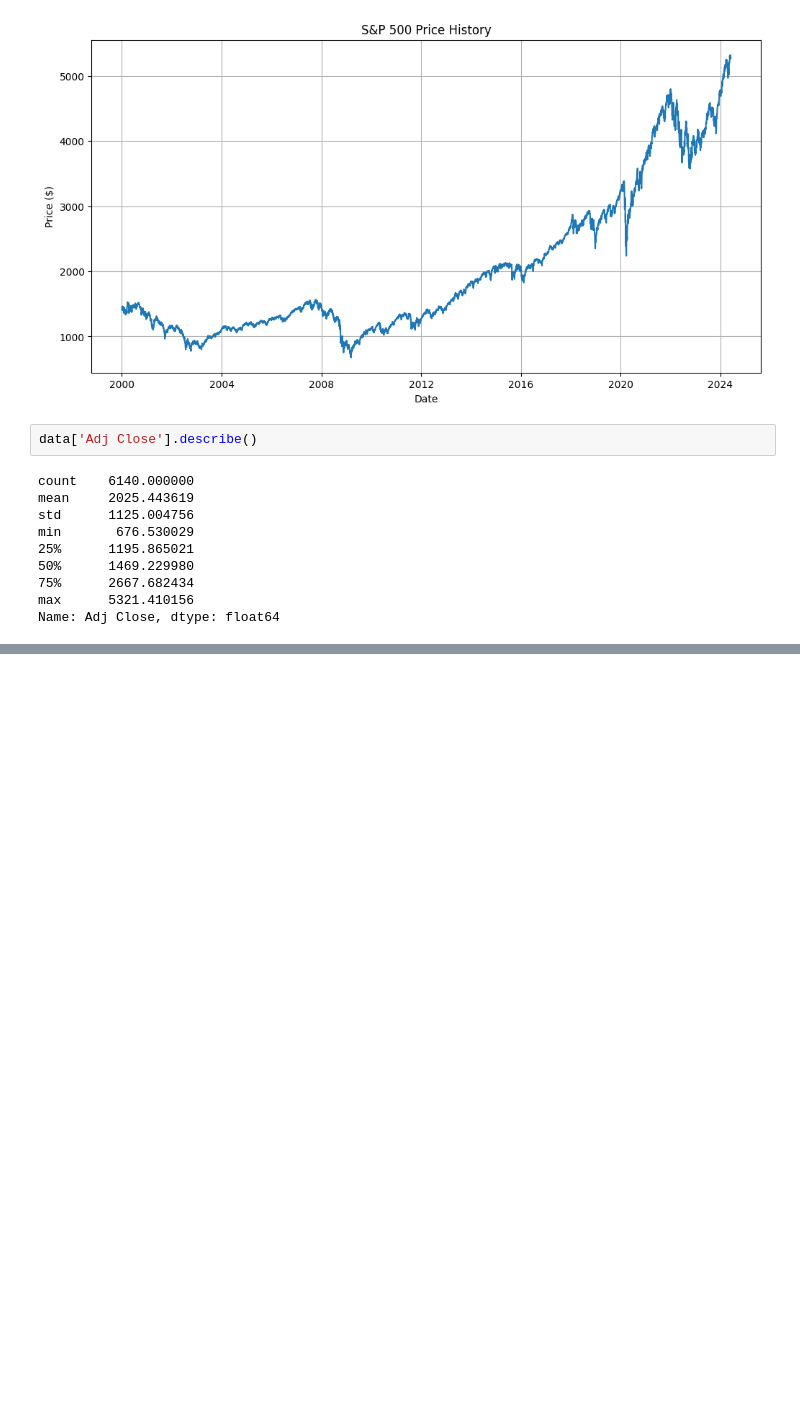
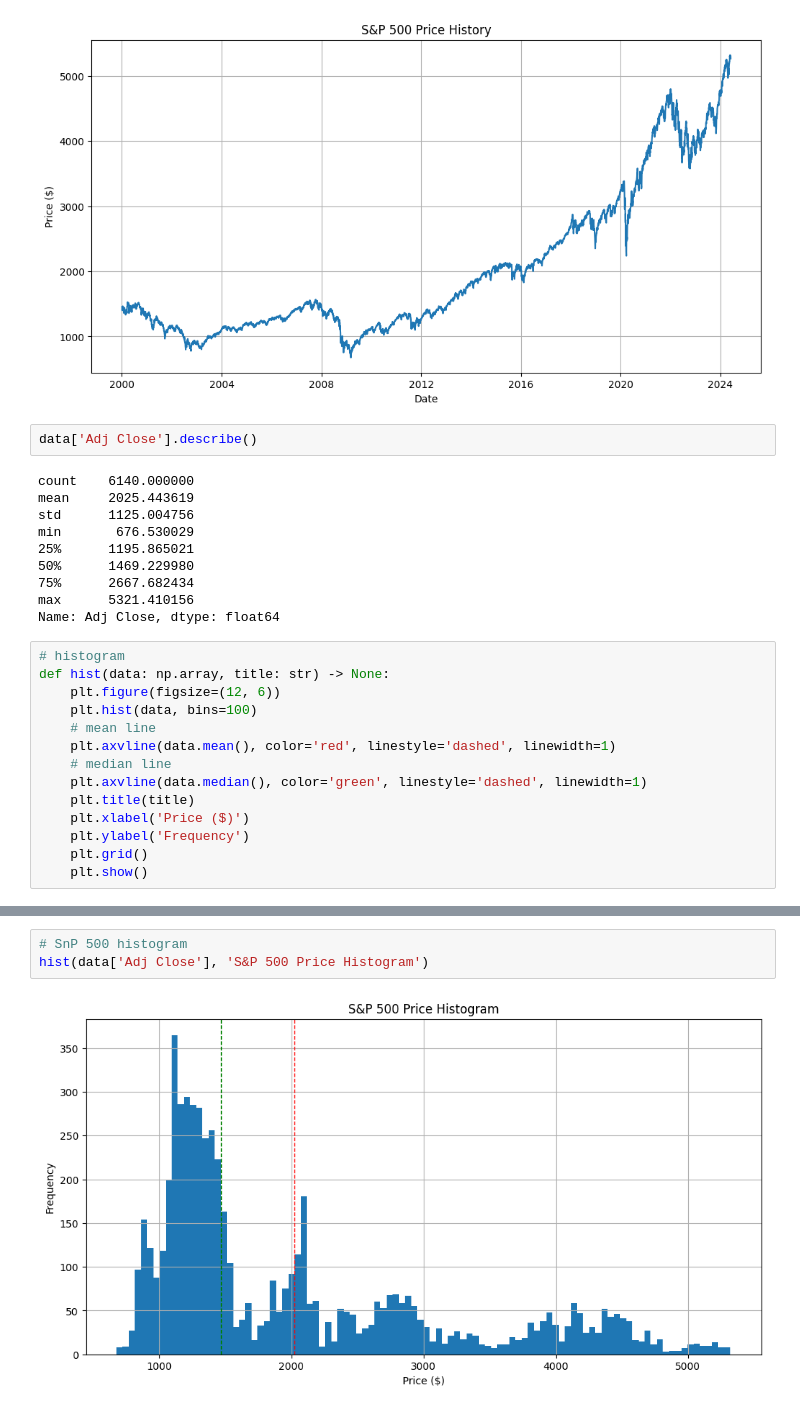
Before and after one commit to yangsu01/funance_blog, a Jupyter notebook: src/notebooks/exploratory-analysis.ipynb, the cells around one changed output, grey strips where cells are left out. Cells and saved outputs as stored; diff of their text form; blank space fills up the shorter version.

```diff
--- a/src/notebooks/exploratory-analysis.ipynb
+++ b/src/notebooks/exploratory-analysis.ipynb
@@ -51,4 +55,18 @@ min       676.530029
 75%      2667.682434
 max      5321.410156
 Name: Adj Close, dtype: float64
+# %%
+# histogram
+def hist(data: np.array, title: str) -> None:
+    plt.figure(figsize=(12, 6))
+    plt.hist(data, bins=100)
+    # mean line
+    plt.axvline(data.mean(), color='red', linestyle='dashed', linewidth=1)
+    # median line
+    plt.axvline(data.median(), color='green', linestyle='dashed', linewidth=1)
+    plt.title(title)
+    plt.xlabel('Price ($)')
+    plt.ylabel('Frequency')
+    plt.grid()
+    plt.show()
 # %%
@@ -69,0 +101,5 @@ plt.show()
+# %%
+# SnP 500 histogram
+hist(data['Adj Close'], 'S&P 500 Price Histogram')
+# %% [output]
+[figure, added]
```
Also changed, not shown: parts of 11 cells of this notebook.
